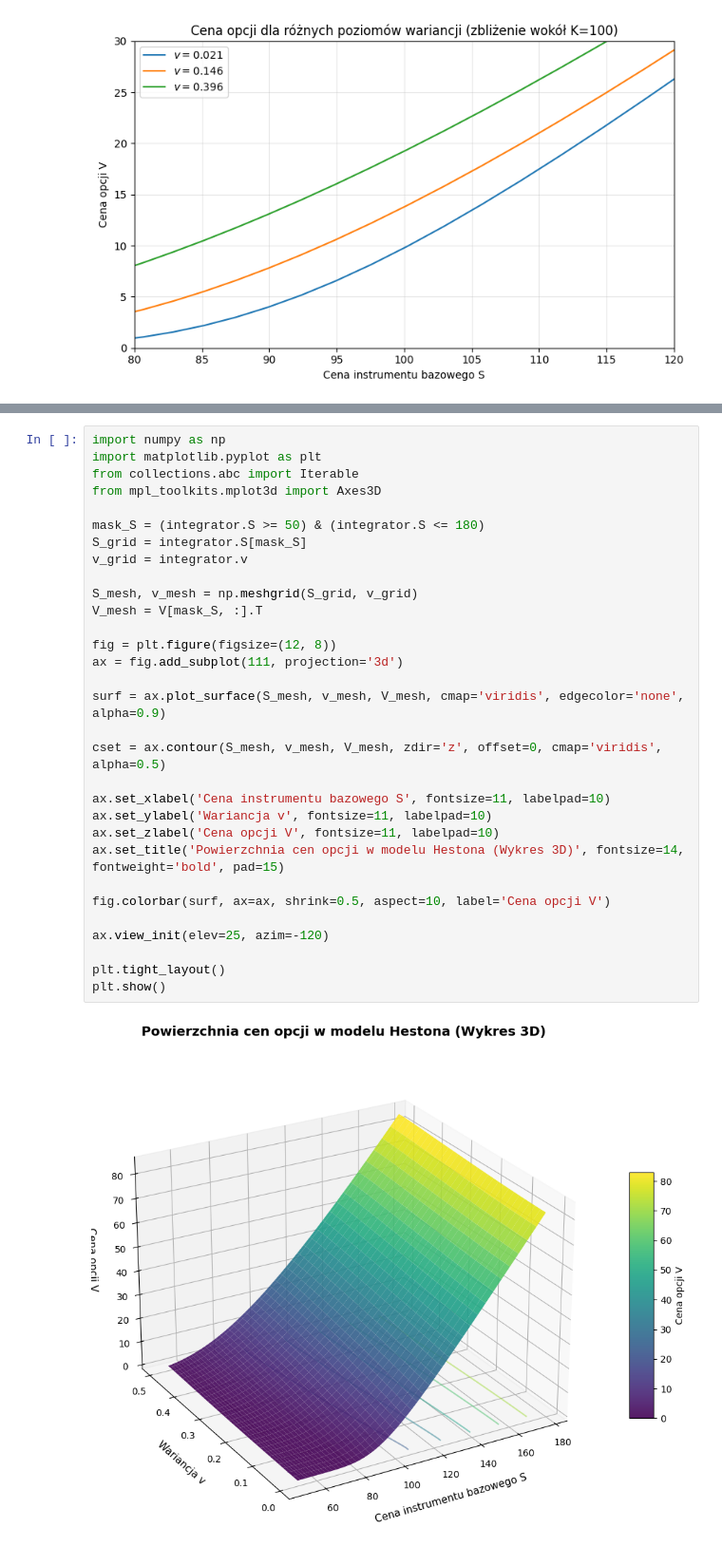
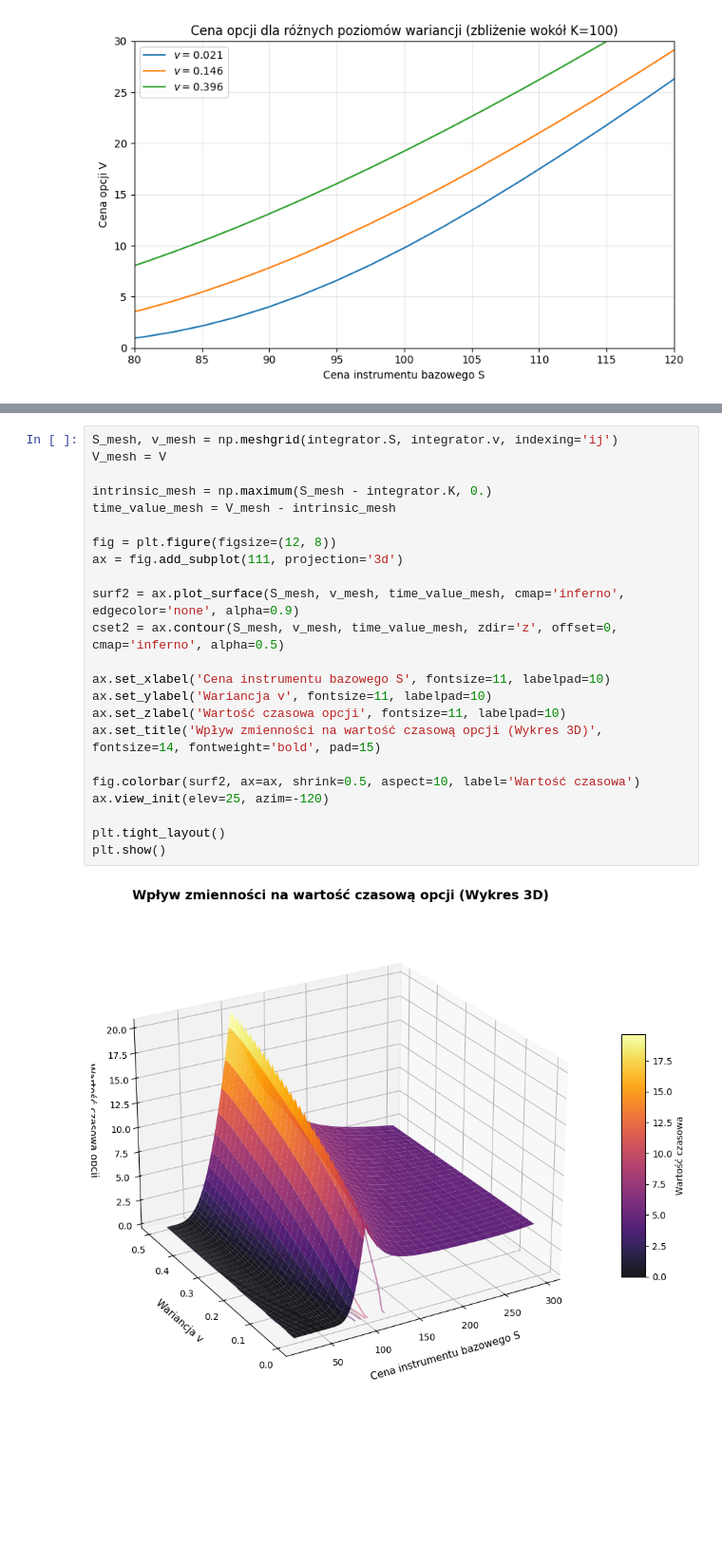
Before and after one commit to macbla12/MUP, a Jupyter notebook: Heston.ipynb, the cells around one changed output, grey strips where cells are left out. Shown at 95% size. Cells and saved outputs as stored; diff of their text form; blank space fills up the shorter version.

```diff
--- a/Heston.ipynb
+++ b/Heston.ipynb
@@ -216,33 +193,25 @@ Poniższy kod generuje przestrzenny wykres 3D przedstawiający ceny opcji $V$ or
 # %%
-import numpy as np
-import matplotlib.pyplot as plt
-from collections.abc import Iterable
-from mpl_toolkits.mplot3d import Axes3D
+S_mesh, v_mesh = np.meshgrid(integrator.S, integrator.v, indexing='ij')
+V_mesh = V
 
-mask_S = (integrator.S >= 50) & (integrator.S <= 180)
-S_grid = integrator.S[mask_S]
-v_grid = integrator.v
-
-S_mesh, v_mesh = np.meshgrid(S_grid, v_grid)
-V_mesh = V[mask_S, :].T
+intrinsic_mesh = np.maximum(S_mesh - integrator.K, 0.)
+time_value_mesh = V_mesh - intrinsic_mesh
 
 fig = plt.figure(figsize=(12, 8))
 ax = fig.add_subplot(111, projection='3d')
 
-surf = ax.plot_surface(S_mesh, v_mesh, V_mesh, cmap='viridis', edgecolor='none', alpha=0.9)
-
-cset = ax.contour(S_mesh, v_mesh, V_mesh, zdir='z', offset=0, cmap='viridis', alpha=0.5)
+surf2 = ax.plot_surface(S_mesh, v_mesh, time_value_mesh, cmap='inferno', edgecolor='none', alpha=0.9)
+cset2 = ax.contour(S_mesh, v_mesh, time_value_mesh, zdir='z', offset=0, cmap='inferno', alpha=0.5)
 
 ax.set_xlabel('Cena instrumentu bazowego S', fontsize=11, labelpad=10)
 ax.set_ylabel('Wariancja v', fontsize=11, labelpad=10)
-ax.set_zlabel('Cena opcji V', fontsize=11, labelpad=10)
-ax.set_title('Powierzchnia cen opcji w modelu Hestona (Wykres 3D)', fontsize=14, fontweight='bold', pad=15)
+ax.set_zlabel('Wartość czasowa opcji', fontsize=11, labelpad=10)
+ax.set_title('Wpływ zmienności na wartość czasową opcji (Wykres 3D)', fontsize=14, fontweight='bold', pad=15)
 
-fig.colorbar(surf, ax=ax, shrink=0.5, aspect=10, label='Cena opcji V')
-
+fig.colorbar(surf2, ax=ax, shrink=0.5, aspect=10, label='Wartość czasowa')
 ax.view_init(elev=25, azim=-120)
 
 plt.tight_layout()
 plt.show()
 # %% [output]
-[figure, old version]
+[figure, new version]
```
Also changed, not shown: parts of 12 cells of this notebook.
